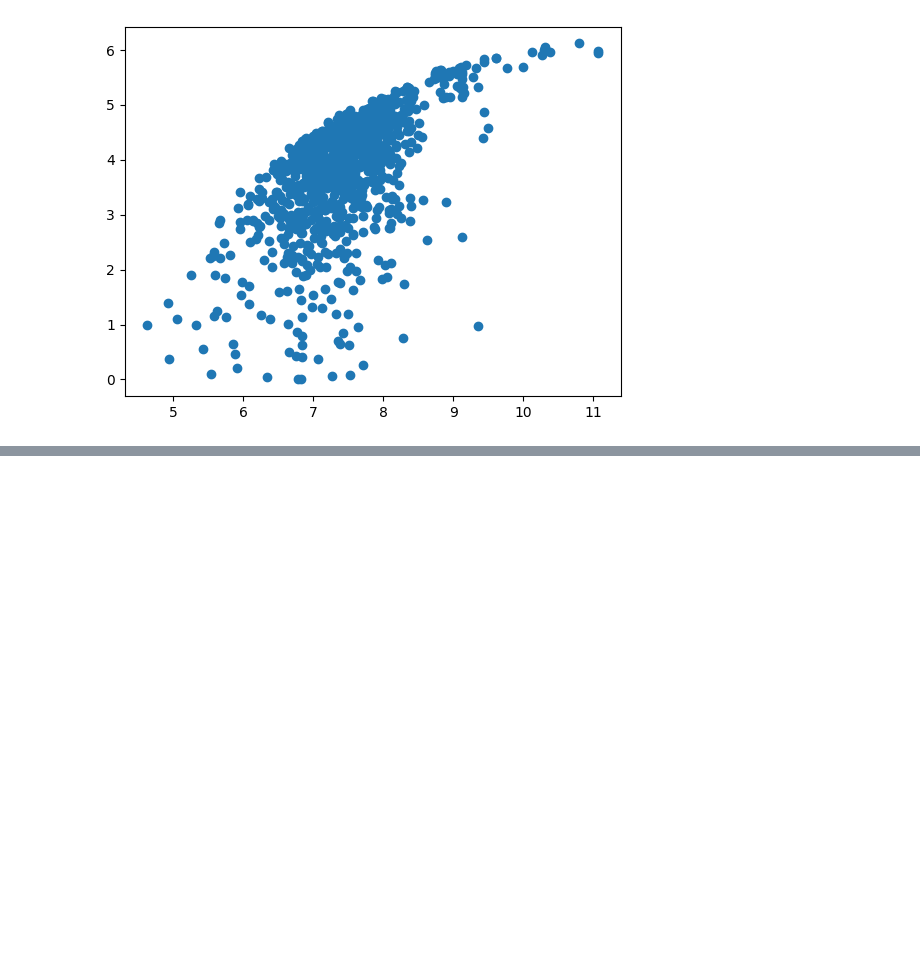
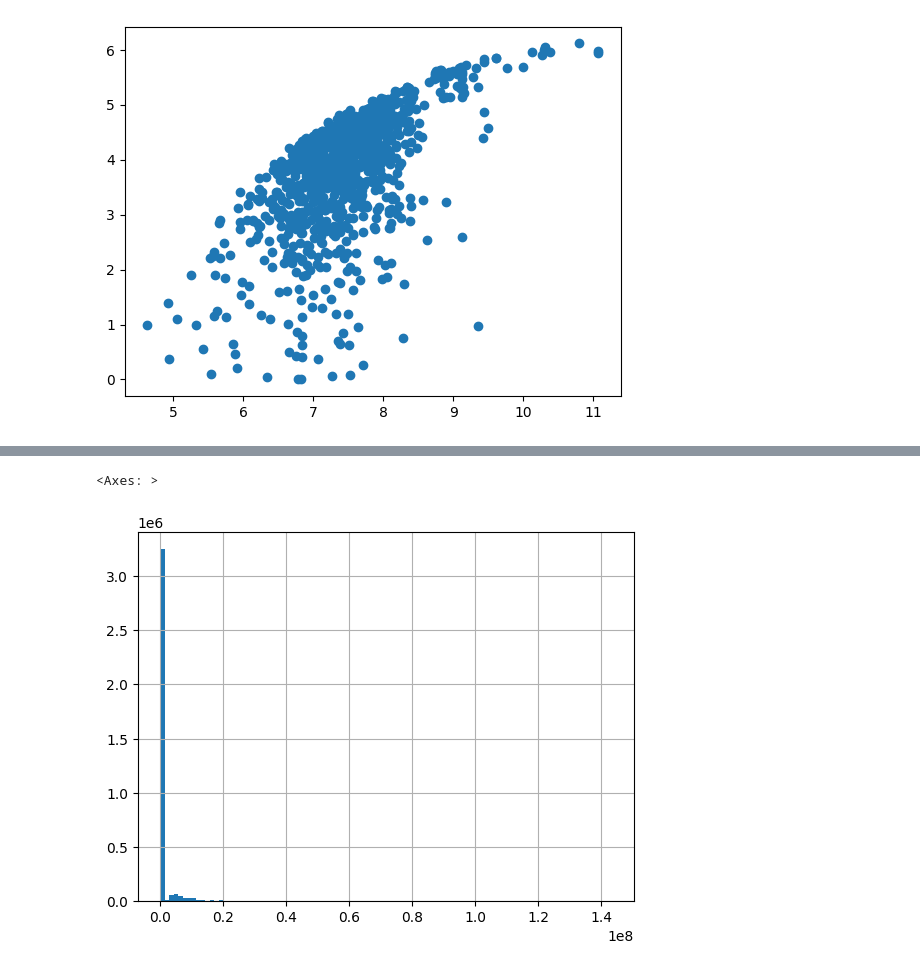
Before and after one commit to jakekrol/csci-7000-006-neurosymbolic-nlp, a Jupyter notebook: train.ipynb, the cells around one changed output, grey strips where cells are left out. Saved outputs shown, nothing was run; the diff lists cells and outputs as text; code cells hidden in the pictures; blank space fills up the shorter version.

```diff
--- a/train.ipynb
+++ b/train.ipynb
@@ -379,0 +530,4 @@ plt.scatter(ys, y_preds)
+# %%
+df_target_global = pd.read_csv("global-g2g_l2.tsv", sep="\t")
+print(df_target_global.shape)
+df_target_global.head()
@@ -379,0 +542,5 @@ plt.scatter(ys, y_preds)
+# %%
+df_target_global['l2'].hist(bins=100)
+# %% [output]
+<Axes: >
+[figure, added]
```
Also changed, not shown: parts of 46 cells of this notebook, 1 other file.
